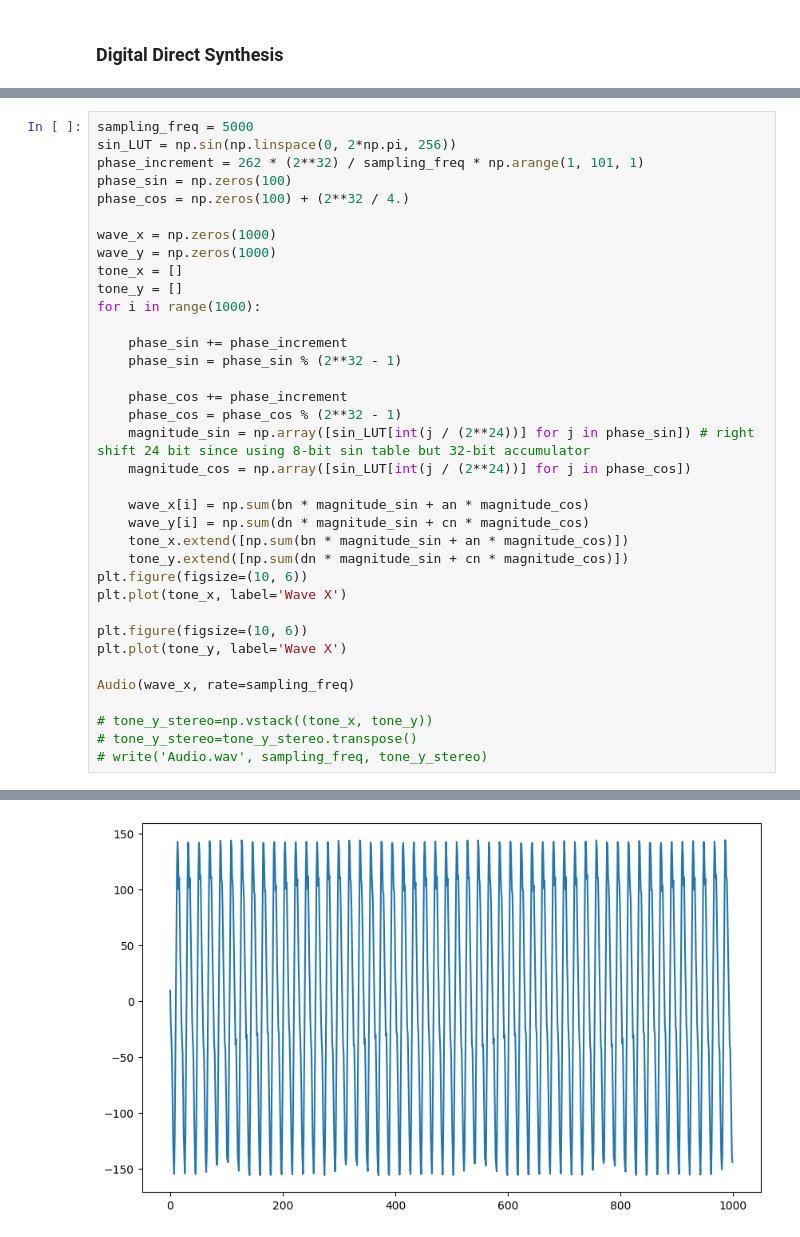
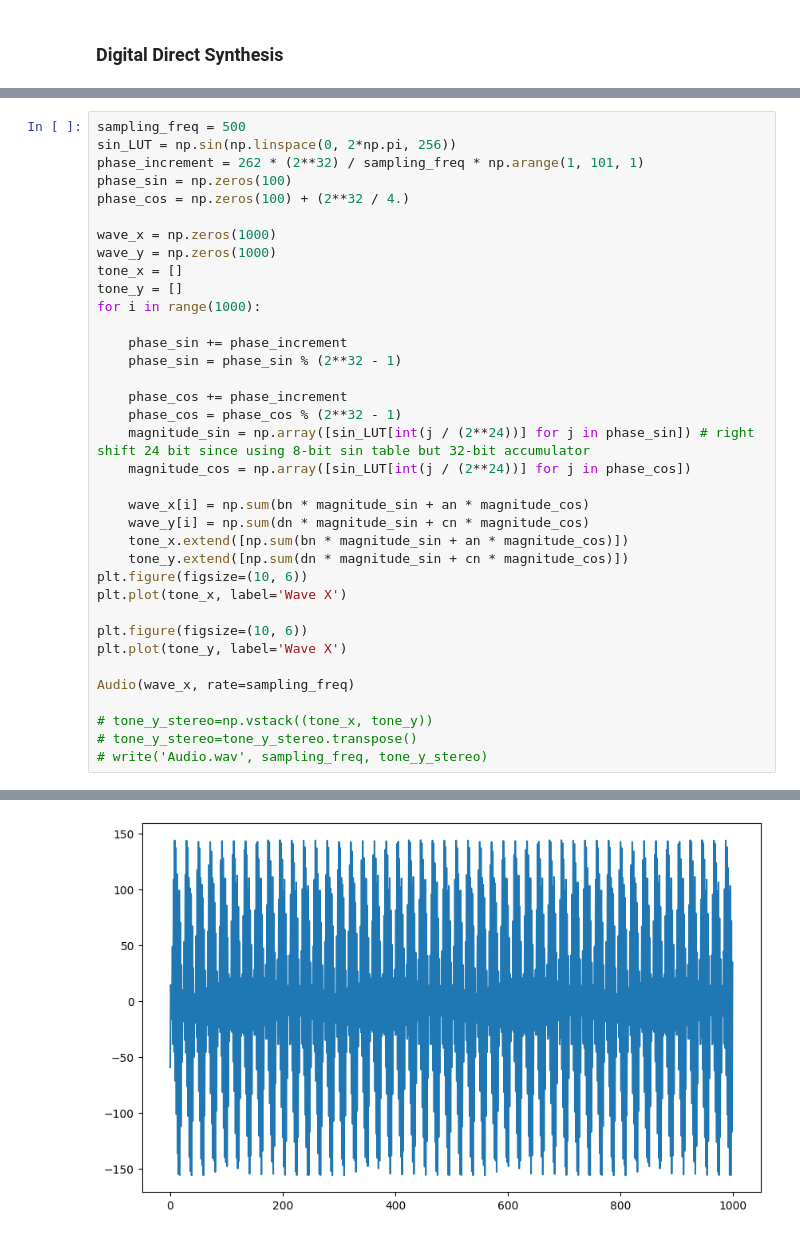
Before and after one commit to Vidhula-P/Sensory-Substitution-Device, a Jupyter notebook: project_Cicci/FS with sonification.ipynb, the cells around one changed output, grey strips where cells are left out. Drawn from its saved outputs; the diff is of its cells as text.

```diff
--- a/project_Cicci/FS with sonification.ipynb
+++ b/project_Cicci/FS with sonification.ipynb
@@ -161,7 +161,7 @@ Time for samling the figure: 1000/20000=50ms
 Phase Accumulator bit width: 32
 Lookup Table for sin wave： 2**8 entries
 # %%
-sampling_freq = 5000
+sampling_freq = 500
 sin_LUT = np.sin(np.linspace(0, 2*np.pi, 256))
 phase_increment = 262 * (2**32) / sampling_freq * np.arange(1, 101, 1)
 phase_sin = np.zeros(100)
@@ -171,31 +171,31 @@ wave_x = np.zeros(1000)
 wave_y = np.zeros(1000)
 tone_x = []
 tone_y = []
 for i in range(1000):
 
     phase_sin += phase_increment
     phase_sin = phase_sin % (2**32 - 1)
 
     phase_cos += phase_increment
     phase_cos = phase_cos % (2**32 - 1)
     magnitude_sin = np.array([sin_LUT[int(j / (2**24))] for j in phase_sin]) # right shift 24 bit since using 8-bit sin table but 32-bit accumulator
     magnitude_cos = np.array([sin_LUT[int(j / (2**24))] for j in phase_cos])
 
     wave_x[i] = np.sum(bn * magnitude_sin + an * magnitude_cos)
     wave_y[i] = np.sum(dn * magnitude_sin + cn * magnitude_cos)
     tone_x.extend([np.sum(bn * magnitude_sin + an * magnitude_cos)])
     tone_y.extend([np.sum(dn * magnitude_sin + cn * magnitude_cos)])
 plt.figure(figsize=(10, 6))
 plt.plot(tone_x, label='Wave X')
 
 plt.figure(figsize=(10, 6))
 plt.plot(tone_y, label='Wave X')
 
 Audio(wave_x, rate=sampling_freq)
 
 # tone_y_stereo=np.vstack((tone_x, tone_y))
 # tone_y_stereo=tone_y_stereo.transpose()
 # write('Audio.wav', sampling_freq, tone_y_stereo)
 # %% [output]
 [interactive output not drawn]
-[figure, old version]
+[figure, new version]
```
Also changed, not shown: parts of 2 cells of this notebook, 1 other file.
